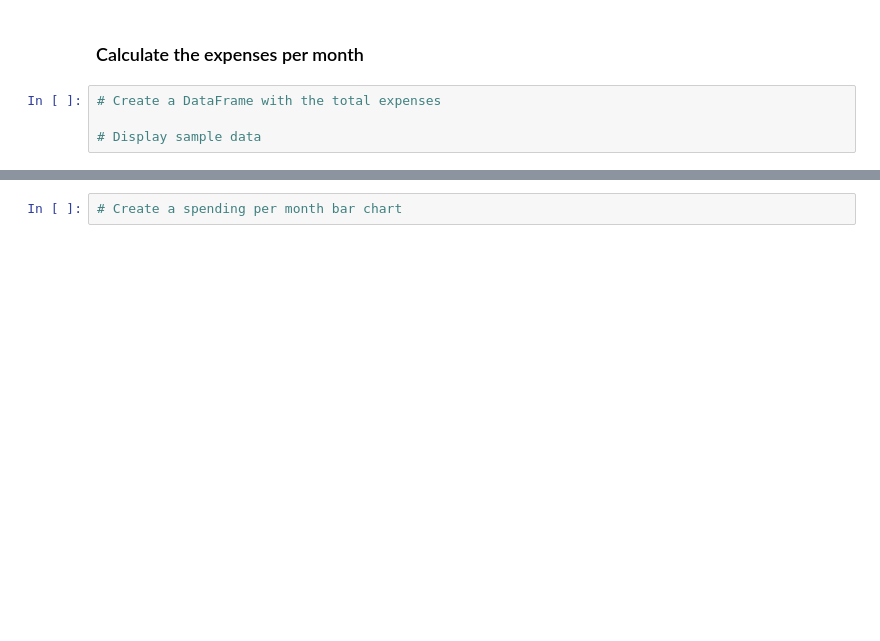
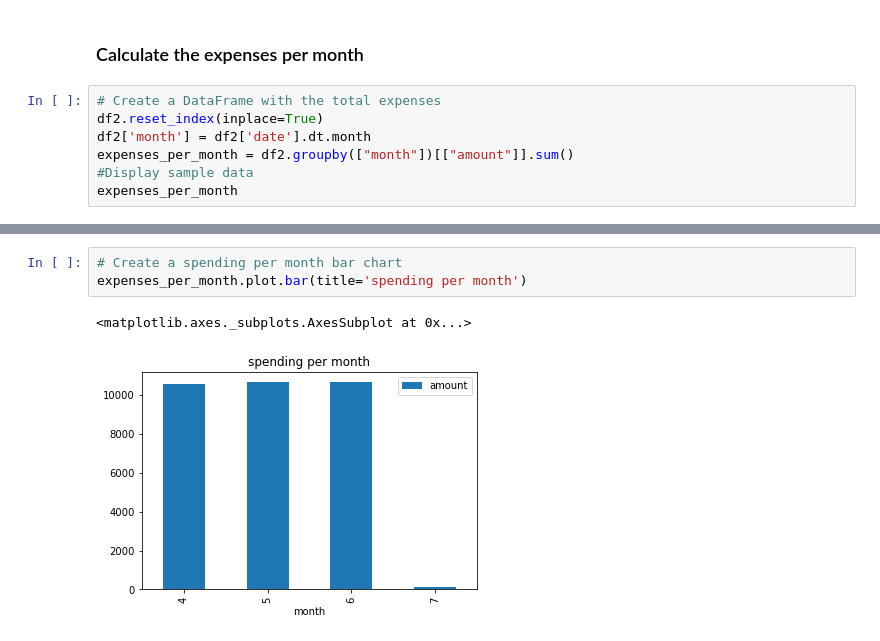
Before and after one commit to Abuubakry-Ali/Home_work_5, a Jupyter notebook: account_summary.ipynb, the cells around one changed output, grey strips where cells are left out. Drawn from its saved outputs; the diff is of its cells as text; blank space fills up the shorter version.

```diff
--- a/account_summary.ipynb
+++ b/account_summary.ipynb
@@ -313,5 +328,8 @@ In this section, you will use the transactions DataFrame to analyze the customer
 ### Calculate the expenses per month
 # %%
 # Create a DataFrame with the total expenses
-
-# Display sample data
+df2.reset_index(inplace=True)
+df2['month'] = df2['date'].dt.month
+expenses_per_month = df2.groupby(["month"])[["amount"]].sum()
+#Display sample data
+expenses_per_month
@@ -318,2 +343,6 @@ In this section, you will use the transactions DataFrame to analyze the customer
 # %%
 # Create a spending per month bar chart
+expenses_per_month.plot.bar(title='spending per month')
+# %% [output]
+<matplotlib.axes._subplots.AxesSubplot at 0x...>
+[figure, added]
```
Also changed, not shown: parts of 10 cells of this notebook.
